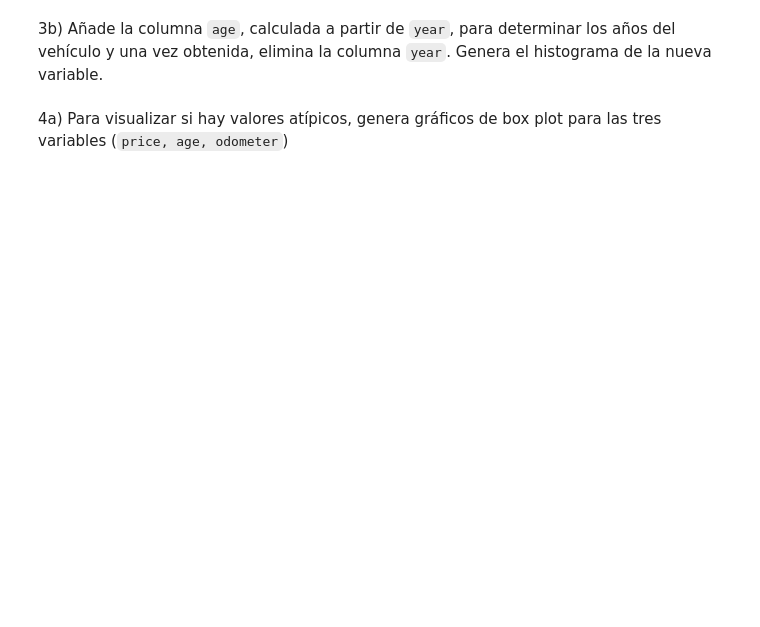
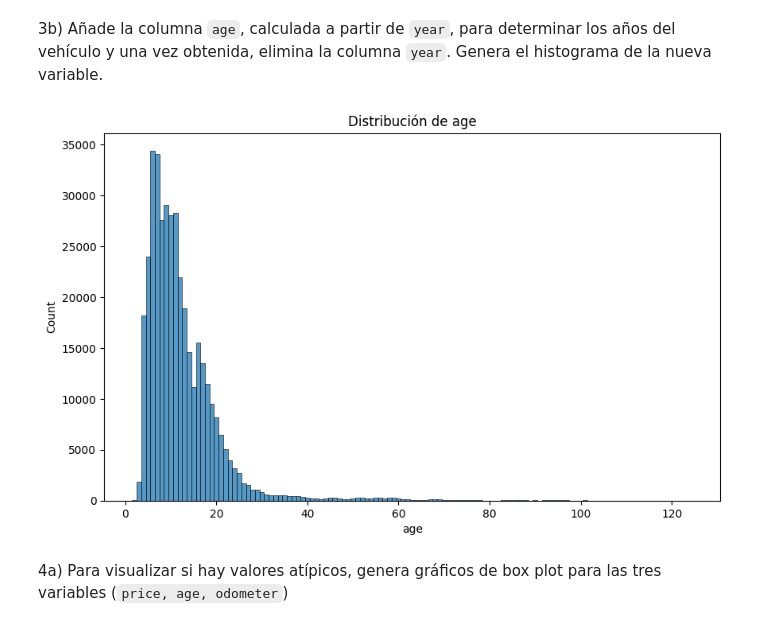
Before and after one commit to Janet16180/grupo_6_ciencia_de_datos, a Jupyter notebook: Actividad6FE.ipynb, the cells around one changed output. Cells and saved outputs as stored; diff of their text form; code cells hidden in the pictures; blank space fills up the shorter version.

```diff
--- a/Actividad6FE.ipynb
+++ b/Actividad6FE.ipynb
@@ -190,4 +199,17 @@ plt.show()
 # %% [markdown]
 3b) Añade la columna `age`, calculada a partir de `year`, para determinar los años del vehículo y una vez obtenida, elimina la columna `year`. Genera el histograma de la nueva variable.
+# %%
+
+
+actual_year = datetime.now().year
+cars_df['age'] = actual_year - cars_df['year']
+cars_df = cars_df.drop('year', axis=1)
+# %%
+plt.figure(figsize=(10, 6))
+sns.histplot(cars_df, x='age', discrete=True, bins=100)
+plt.title(f'Distribución de age')
+plt.show()
+# %% [output]
+[figure, added]
 # %% [markdown]
 4a) Para visualizar si hay valores atípicos, genera gráficos de box plot para las tres variables (`price, age, odometer`)
```
Also changed, not shown: parts of 28 cells of this notebook.
